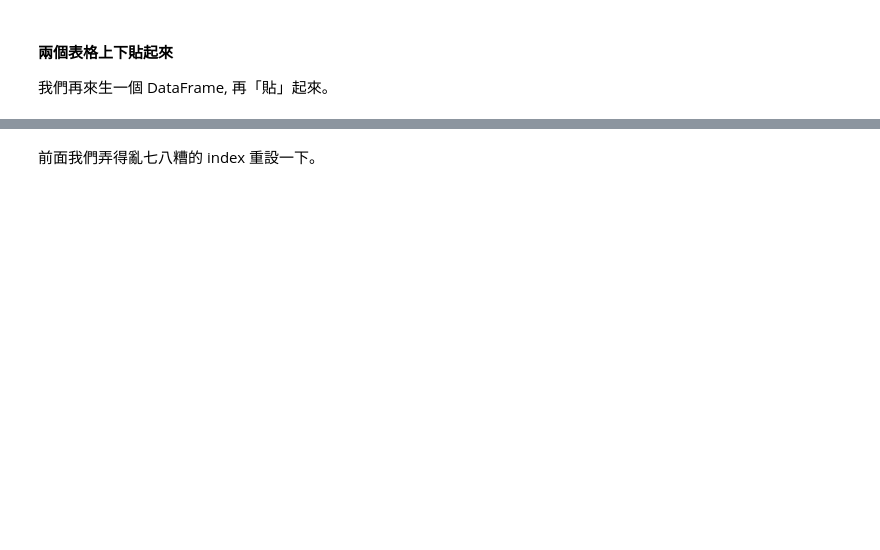
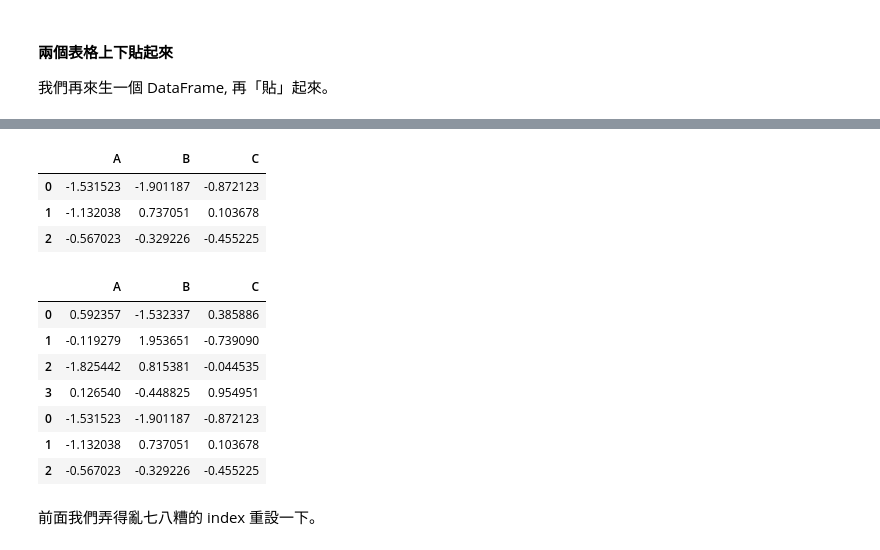
Before and after one commit to nelsonchchang/IMLP, a Jupyter notebook: Unit02/2.2.2_Pandas數據分析.ipynb, the cells around one changed output, grey strips where cells are left out. Saved outputs shown, nothing was run; the diff lists cells and outputs as text; code cells hidden in the pictures; blank space fills up the shorter version.

```diff
--- a/Unit02/2.2.2_Pandas數據分析.ipynb
+++ b/Unit02/2.2.2_Pandas數據分析.ipynb
@@ -468,2 +271,22 @@ df3 = pd.DataFrame(np.random.randn(3,3), columns=list("ABC"))
+# %%
+df3
+# %% [output]
+|  | A | B | C |
+| 0 | -1.531523 | -1.901187 | -0.872123 |
+| 1 | -1.132038 | 0.737051 | 0.103678 |
+| 2 | -0.567023 | -0.329226 | -0.455225 |
+# %%
+df4 = pd.concat([df2, df3],axis = 0)
+# %%
+df4
+# %% [output]
+|  | A | B | C |
+| 0 | 0.592357 | -1.532337 | 0.385886 |
+| 1 | -0.119279 | 1.953651 | -0.739090 |
+| 2 | -1.825442 | 0.815381 | -0.044535 |
+| 3 | 0.126540 | -0.448825 | 0.954951 |
+| 0 | -1.531523 | -1.901187 | -0.872123 |
+| 1 | -1.132038 | 0.737051 | 0.103678 |
+| 2 | -0.567023 | -0.329226 | -0.455225 |
 # %% [markdown]
 前面我們弄得亂七八糟的 index 重設一下。
```
Also changed, not shown: parts of 36 cells of this notebook.
